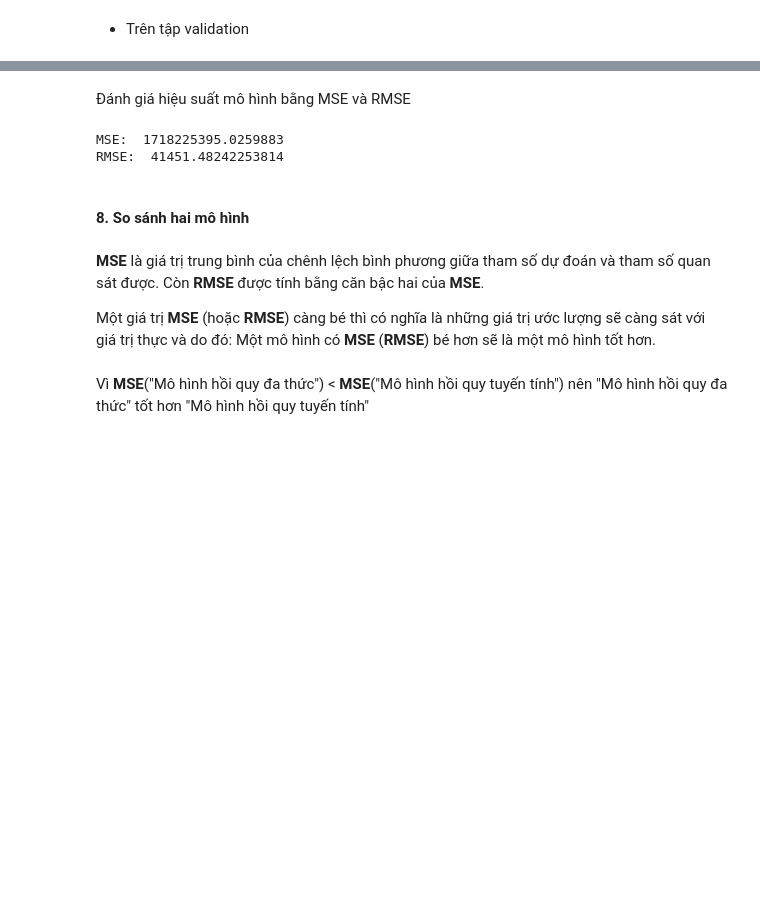
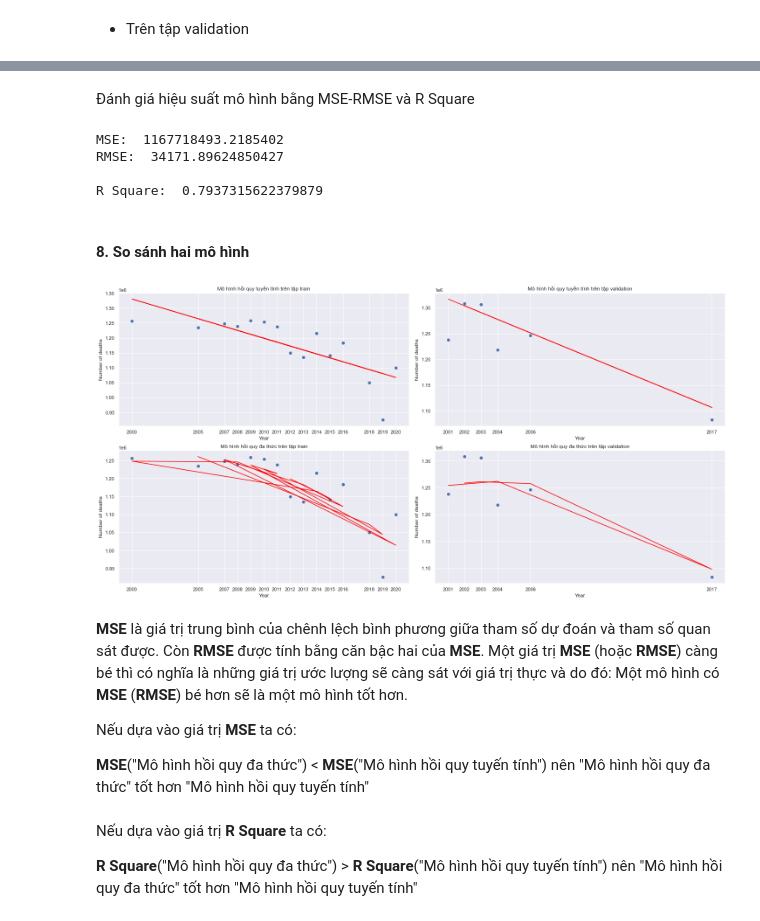
Before and after one commit to tungbtt/NMKHDL_Project, a Jupyter notebook: Model.ipynb, the cells around one changed output, grey strips where cells are left out. Cells and saved outputs as stored; diff of their text form; code cells hidden in the pictures; blank space fills up the shorter version.

```diff
--- a/Model.ipynb
+++ b/Model.ipynb
@@ -230,20 +233,69 @@ plt.show()
 # %% [markdown]
-Đánh giá hiệu suất mô hình bằng MSE và RMSE
+Đánh giá hiệu suất mô hình bằng MSE-RMSE và R Square
 # %%
 # squared True returns MSE value, False returns RMSE value.
 mse = mean_squared_error(y_true=y_validation, y_pred=poly_regr.predict(poly_X_validation)) # default=True
 rmse = mean_squared_error(y_true=y_validation, y_pred=poly_regr.predict(poly_X_validation), squared=False)
-
 print("MSE: ", mse)
 print("RMSE: ", rmse)
+
+# R Square
+r_squared = poly_regr.score(poly_X_validation, y_validation)
+print("\nR Square: ", r_squared)
 # %% [output]
-MSE:  1718225395.0259883
-RMSE:  41451.48242253814
+MSE:  1167718493.2185402
+RMSE:  34171.89624850427
+
+R Square:  0.7937315622379879
 # %% [markdown]
 #### 8. So sánh hai mô hình
+# %%
+fig = plt.figure(figsize = (20, 10), constrained_layout = True)
+
+import matplotlib.gridspec as gridspec
+
+gs = gridspec.GridSpec(2, 2, figure = fig)
+ax = [fig.add_subplot(gs_i) for gs_i in gs]
+
+ax[0].scatter(x=X_train, y=y_train)
+ax[0].plot(X_train, line_regr.predict(X_train), color='red')
+ax[0].set_xticks(X_train)
+ax[0].set_xlabel('Year')
+ax[0].set_ylabel('Number of deaths')
+ax[0].set_title('Mô hình hồi quy tuyến tính trên tập train')
+
+ax[1].scatter(x=X_validation, y=y_validation)
+ax[1].plot(X_validation, line_regr.predict(X_validation), color='red')
+ax[1].set_xticks(X_validation)
+ax[1].set_xlabel('Year')
+ax[1].set_ylabel('Number of deaths')
+ax[1].set_title('Mô hình hồi quy tuyến tính trên tập validation')
+
+ax[2].scatter(x=X_train, y=y_train)
+ax[2].plot(X_train, poly_regr.predict(poly_X_train), color='red')
+ax[2].set_xticks(X_train)
+ax[2].set_xlabel('Year')
+ax[2].set_ylabel('Number of deaths')
+ax[2].set_title('Mô hình hồi quy đa thức trên tập train')
+
+ax[3].scatter(x=X_validation, y=y_validation)
+ax[3].plot(X_validation, poly_regr.predict(poly_X_validation), color='red')
+ax[3].set_xticks(X_validation)
+ax[3].set_xlabel('Year')
+ax[3].set_ylabel('Number of deaths')
+ax[3].set_title('Mô hình hồi quy đa thức trên tập validation')
+
+plt.show()
+# %% [output]
+[figure, added]
 # %% [markdown]
 **MSE** là giá trị trung bình của chênh lệch bình phương giữa tham số dự đoán và tham số quan sát được. Còn **RMSE** được tính bằng căn bậc hai của **MSE**.
+Một giá trị **MSE** (hoặc **RMSE**) càng bé thì có nghĩa là những giá trị ước lượng sẽ càng sát với giá trị thực và do đó: Một mô hình có **MSE** (**RMSE**) bé hơn sẽ là một mô hình tốt hơn.
 
-Một giá trị **MSE** (hoặc **RMSE**) càng bé thì có nghĩa là những giá trị ước lượng sẽ càng sát với giá trị thực và do đó: Một mô hình có **MSE** (**RMSE**) bé hơn sẽ là một mô hình tốt hơn.
+Nếu dựa vào giá trị **MSE** ta có:
+
+**MSE**("Mô hình hồi quy đa thức") < **MSE**("Mô hình hồi quy tuyến tính") nên "Mô hình hồi quy đa thức" tốt hơn "Mô hình hồi quy tuyến tính"
-# %% [markdown]
-Vì **MSE**("Mô hình hồi quy đa thức") < **MSE**("Mô hình hồi quy tuyến tính") nên "Mô hình hồi quy đa thức" tốt hơn "Mô hình hồi quy tuyến tính"
+# %% [markdown]
+Nếu dựa vào giá trị **R Square** ta có:
+
+**R Square**("Mô hình hồi quy đa thức") > **R Square**("Mô hình hồi quy tuyến tính") nên "Mô hình hồi quy đa thức" tốt hơn "Mô hình hồi quy tuyến tính"
```
Also changed, not shown: parts of 19 cells of this notebook.
